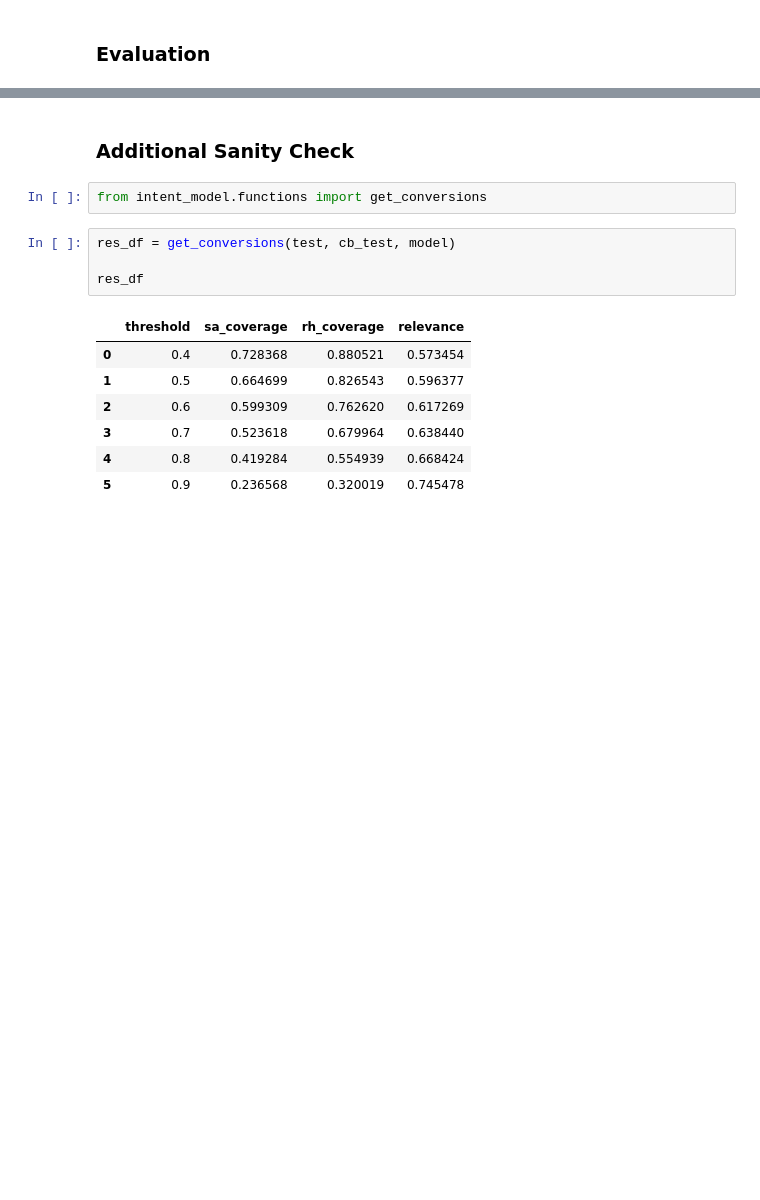
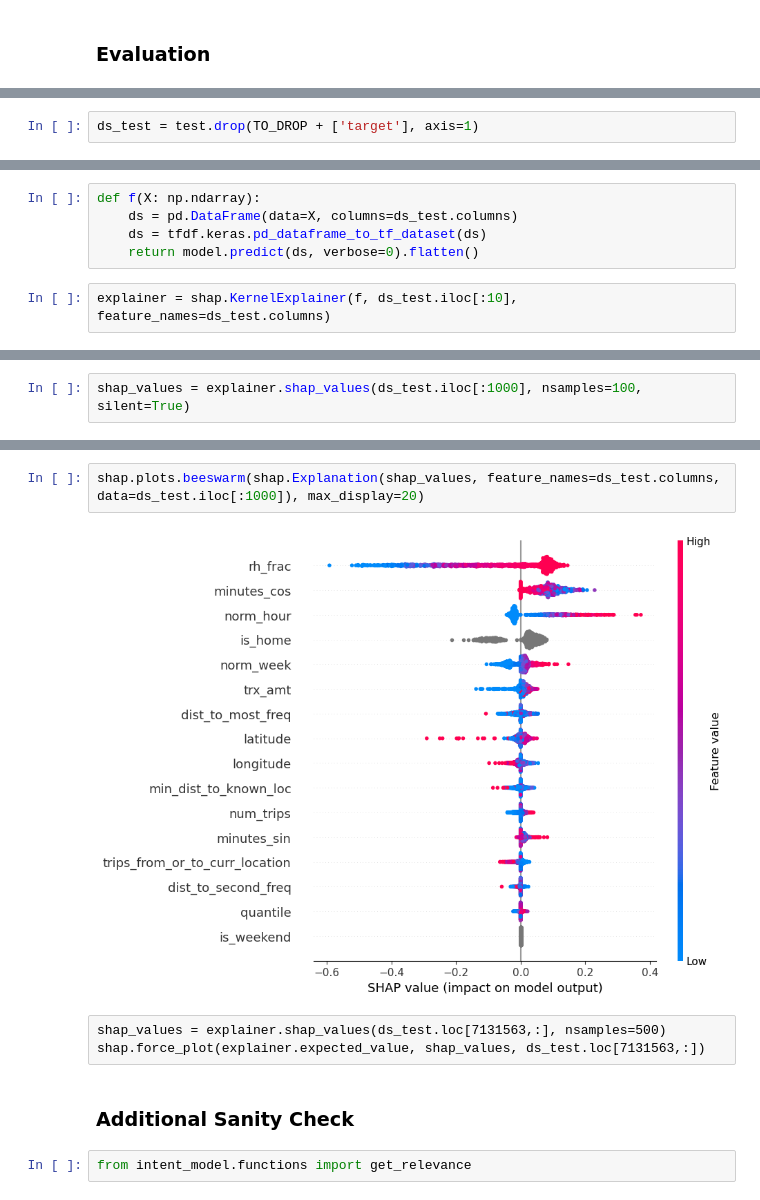
Before and after one commit to andreychubin-careem/rh_accelerant_intent_model_dev, a Jupyter notebook: model_training.ipynb, the cells around one changed output, grey strips where cells are left out. Saved outputs shown, nothing was run; the diff lists cells and outputs as text; blank space fills up the shorter version.

```diff
--- a/model_training.ipynb
+++ b/model_training.ipynb
@@ -229,0 +349,2 @@ _ = display.ax_.set_title("Calibration curve (RH vs. Rest)")
+# %%
+ds_test = test.drop(TO_DROP + ['target'], axis=1)
@@ -229,0 +355,7 @@ _ = display.ax_.set_title("Calibration curve (RH vs. Rest)")
+# %%
+def f(X: np.ndarray):
+    ds = pd.DataFrame(data=X, columns=ds_test.columns)
+    ds = tfdf.keras.pd_dataframe_to_tf_dataset(ds)
+    return model.predict(ds, verbose=0).flatten()
+# %%
+explainer = shap.KernelExplainer(f, ds_test.iloc[:10], feature_names=ds_test.columns)
@@ -229,0 +364,2 @@ _ = display.ax_.set_title("Calibration curve (RH vs. Rest)")
+# %%
+shap_values = explainer.shap_values(ds_test.iloc[:1000], nsamples=100, silent=True)
@@ -230,16 +390,11 @@ _ = display.ax_.set_title("Calibration curve (RH vs. Rest)")
+# %%
+shap.plots.beeswarm(shap.Explanation(shap_values, feature_names=ds_test.columns, data=ds_test.iloc[:1000]), max_display=20)
+# %% [output]
+[figure, added]
+# %% [raw]
+shap_values = explainer.shap_values(ds_test.loc[7131563,:], nsamples=500)
+shap.force_plot(explainer.expected_value, shap_values, ds_test.loc[7131563,:])
 # %% [markdown]
 ### Additional Sanity Check
 # %%
-from intent_model.functions import get_conversions
+from intent_model.functions import get_relevance
-# %%
-res_df = get_conversions(test, cb_test, model)
-
-res_df
-# %% [output]
-|  | threshold | sa_coverage | rh_coverage | relevance |
-| 0 | 0.4 | 0.728368 | 0.880521 | 0.573454 |
-| 1 | 0.5 | 0.664699 | 0.826543 | 0.596377 |
-| 2 | 0.6 | 0.599309 | 0.762620 | 0.617269 |
-| 3 | 0.7 | 0.523618 | 0.679964 | 0.638440 |
-| 4 | 0.8 | 0.419284 | 0.554939 | 0.668424 |
-| 5 | 0.9 | 0.236568 | 0.320019 | 0.745478 |
```
Also changed, not shown: parts of 87 cells of this notebook, 9 other files.
